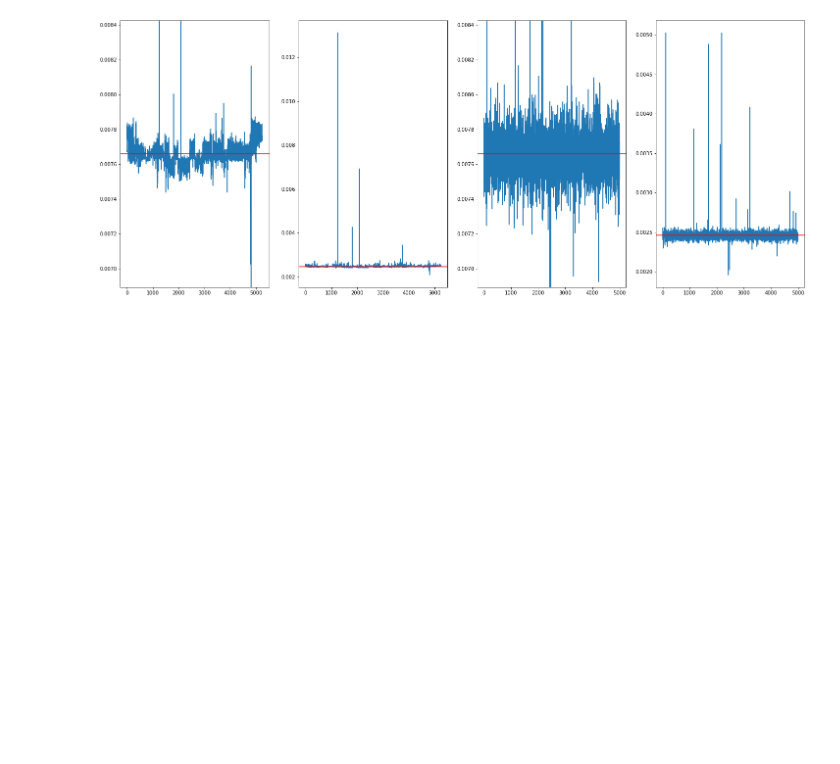
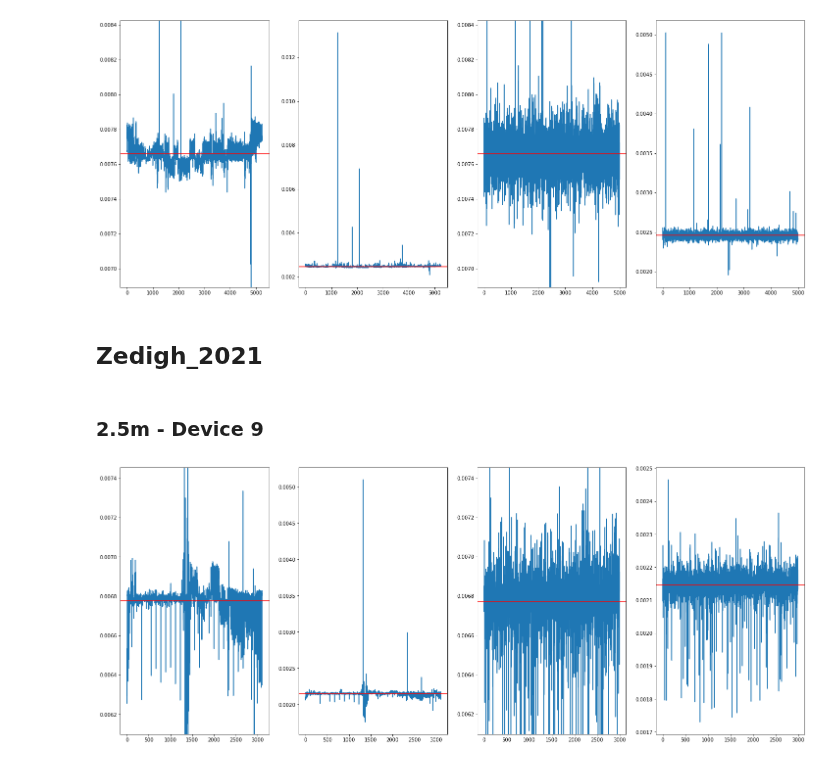
Before and after one commit to axelzedigh/MasterThesisResults, a Jupyter notebook: notebooks/Trace_visualization.ipynb, the cells around one changed output. Drawn from its saved outputs; the diff is of its cells as text; code cells hidden in the pictures; blank space fills up the shorter version.

```diff
--- a/notebooks/Trace_visualization.ipynb
+++ b/notebooks/Trace_visualization.ipynb
@@ -46,14 +46,14 @@ def plot_traces__width(test_dataset, environment, distance, device):
     plt.subplot(1,4,1)
     plt.plot(all_avg)
     plt.axhline(y=all_avg.mean(), color='r', linestyle='-')
-    plt.ylim(all_avg.mean()*0.9,all_avg.mean()*1.1)
+    #plt.ylim(all_avg.mean()*0.9,all_avg.mean()*1.1)
     plt.subplot(1,4,2)
     plt.plot(all_std)
     plt.axhline(y=all_std.mean(), color='r', linestyle='-')
     plt.subplot(1,4,3)
     plt.plot(data_mean)
     plt.axhline(y=data_mean.mean(), color='r', linestyle='-')
-    plt.ylim(data_mean.mean()*0.9,all_avg.mean()*1.1)
+    #plt.ylim(data_mean.mean()*0.9,all_avg.mean()*1.1)
     plt.subplot(1,4,4)
     plt.plot(data_std)
     plt.axhline(y=data_std.mean(), color='r', linestyle='-')
@@ -90,3 +90,11 @@ plot_traces__width("Wang_2021", "office_corridor", 15, 9)
 plot_traces__width("Wang_2021", "office_corridor", 15, 10)
 # %% [output]
 [figure]
+# %% [markdown]
+## Zedigh_2021
+# %% [markdown]
+### 2.5m - Device 9
+# %%
+plot_traces__width("Zedigh_2021", "office_corridor", 2, 9)
+# %% [output]
+[figure, added]
```
Also changed, not shown: parts of 8 cells of this notebook, 3 other files.
